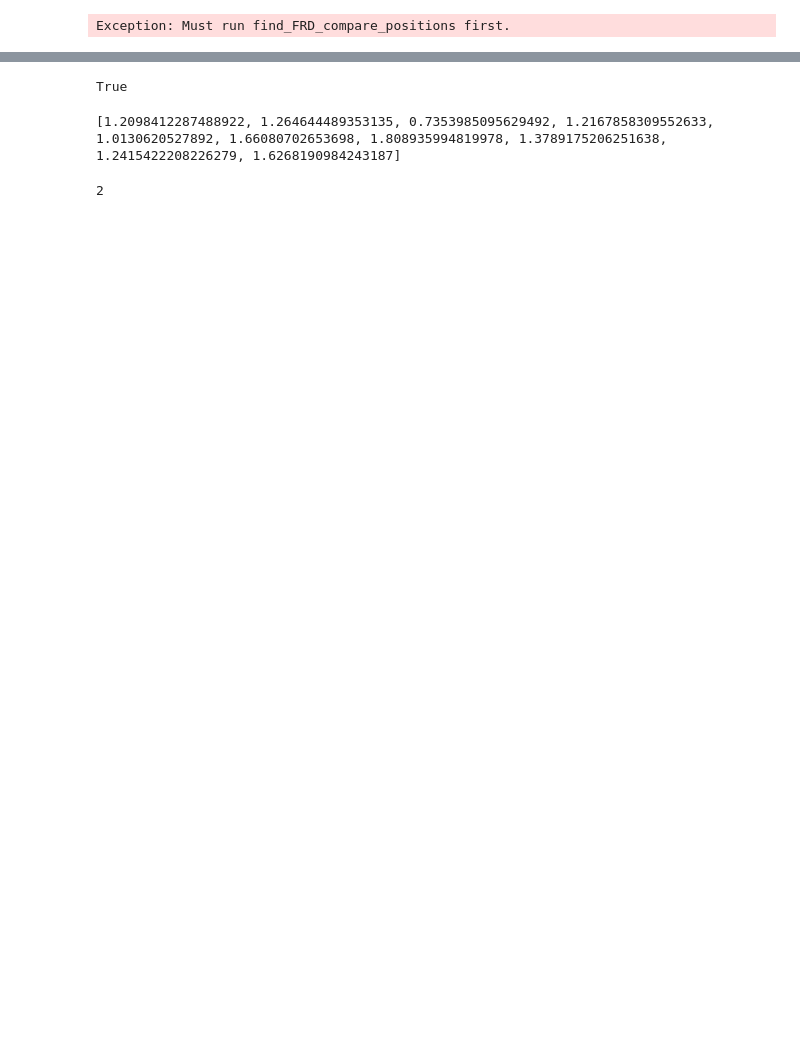
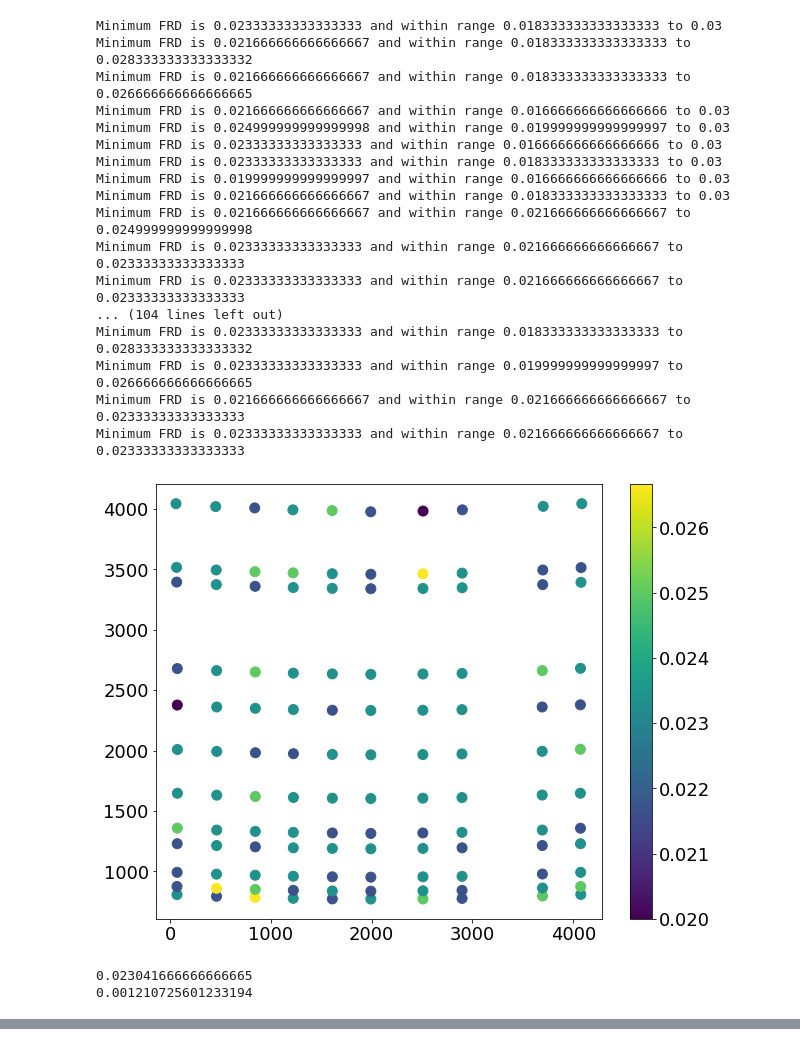
Before and after one commit to bbelland/FRDtesting, a Jupyter notebook: FRDClass_TestNotebook.ipynb, the cells around one changed output, grey strips where cells are left out. Drawn from its saved outputs; the diff is of its cells as text; code cells hidden in the pictures; blank space fills up the shorter version.

```diff
--- a/FRDClass_TestNotebook.ipynb
+++ b/FRDClass_TestNotebook.ipynb
@@ -252,17 +268,72 @@ plt.plot([minFRD,minFRD],[np.min(residuallist),np.max(residuallist)],'--')
+# %%
+def get_HgAr_parameters(Positionval):
+    testfile = pd.read_csv("finalHgArfile.csv")
+    testfile = testfile.iloc[Positionval]
+    #testfile['z4':'z22']= testfile['z4':'z22']
+    #testfile['frd_sigma'] = FRDval
+    PSF_parameters = testfile.values
+    #print(PSF_parameters[0])
+    #print(PSF_parameters[1])
+    #print(PSF_parameters[2])
+    PSF_parameters = PSF_parameters[[6,2]]
+    return PSF_parameters
+
+xval = np.zeros(120)
+yval = np.zeros(120)
+for index in range(120):
+    position = get_HgAr_parameters(index)
+    xval[index] = position[0]
+    yval[index] = position[1]
 # %%
 FRDrange = []
+uncertaintyplotlist = []
+FRDplotlist = []
 for position in range(120):
 
     knownFRDlist = np.linspace(0.015,0.030,10)
 
-    imagelist = np.array(FRDimageset["knownFRDlist"][position])
+    imagelist = 100*np.array(FRDimageset["knownFRDlist"][position])
 
-    imagetosolve = FRDimageset["FRDtofind"][position]
+    imagetosolve = addnoise(100*FRDimageset["FRDtofind"][position])
 
     testFRD = FRDsolver(knownFRDlist, imagelist, imagetosolve)
 
-    (residuallist, minFRD) = testFRD.find_FRD_compare_positions(knownFRDlist, imagelist, imagetosolve)
+    (residuallist, minFRD,uncertaintyrange) = testFRD.find_FRD_compare_positions(knownFRDlist, imagelist, imagetosolve)
 
-    FRDrange.append(testFRD.returnFRDrange())
+    #FRDrange.append(testFRD.returnFRDrange())
+    FRDplotlist.append(minFRD)
+    uncertaintyplotlist.append(uncertaintyrange)
+
+plt.figure(figsize=(10,8))
+plt.scatter(xval,yval,c=np.array(FRDplotlist),s=100)
+plt.colorbar()
+plt.show()
+
+print(np.mean(FRDplotlist))
+print(np.std(FRDplotlist))
+
+plt.figure(figsize=(10,8))
+plt.scatter(xval,yval,c=np.array(uncertaintyplotlist)/2,s=100)
+plt.colorbar()
+plt.show()
 # %% [output]
-Exception: Must run find_FRD_compare_positions first.
+Minimum FRD is 0.02333333333333333 and within range 0.018333333333333333 to 0.03
+Minimum FRD is 0.021666666666666667 and within range 0.018333333333333333 to 0.028333333333333332
+Minimum FRD is 0.021666666666666667 and within range 0.018333333333333333 to 0.026666666666666665
+Minimum FRD is 0.021666666666666667 and within range 0.016666666666666666 to 0.03
+Minimum FRD is 0.024999999999999998 and within range 0.019999999999999997 to 0.03
+Minimum FRD is 0.02333333333333333 and within range 0.016666666666666666 to 0.03
+Minimum FRD is 0.02333333333333333 and within range 0.018333333333333333 to 0.03
+Minimum FRD is 0.019999999999999997 and within range 0.016666666666666666 to 0.03
+Minimum FRD is 0.021666666666666667 and within range 0.018333333333333333 to 0.03
+Minimum FRD is 0.021666666666666667 and within range 0.021666666666666667 to 0.024999999999999998
+Minimum FRD is 0.02333333333333333 and within range 0.021666666666666667 to 0.02333333333333333
+Minimum FRD is 0.02333333333333333 and within range 0.021666666666666667 to 0.02333333333333333
+... (104 lines left out)
+Minimum FRD is 0.02333333333333333 and within range 0.018333333333333333 to 0.028333333333333332
+Minimum FRD is 0.02333333333333333 and within range 0.019999999999999997 to 0.026666666666666665
+Minimum FRD is 0.021666666666666667 and within range 0.021666666666666667 to 0.02333333333333333
+Minimum FRD is 0.02333333333333333 and within range 0.021666666666666667 to 0.02333333333333333
+[figure, added]
+0.023041666666666665
+0.001210725601233194
@@ -269,10 +340,0 @@ Exception: Must run find_FRD_compare_positions first.
-# %%
-testarray = np.array([1, 2, 3, np.nan, np.nan, 4])
-
-print(np.isnan(np.nan))
-# %% [output]
-True
-# %%
-print(residuallist)
-# %% [output]
-[1.2098412287488922, 1.264644489353135, 0.7353985095629492, 1.2167858309552633, 1.0130620527892, 1.66080702653698, 1.808935994819978, 1.3789175206251638, 1.2415422208226279, 1.6268190984243187]
@@ -282,6 +341,2 @@ if not any(np.isnan(np.array([np.nan]))):
-# %%
-np.sum(np.array([True, False, False, False, True]))
-# %% [output]
-2
 # %%
 import os
```
Also changed, not shown: parts of 11 cells of this notebook.
